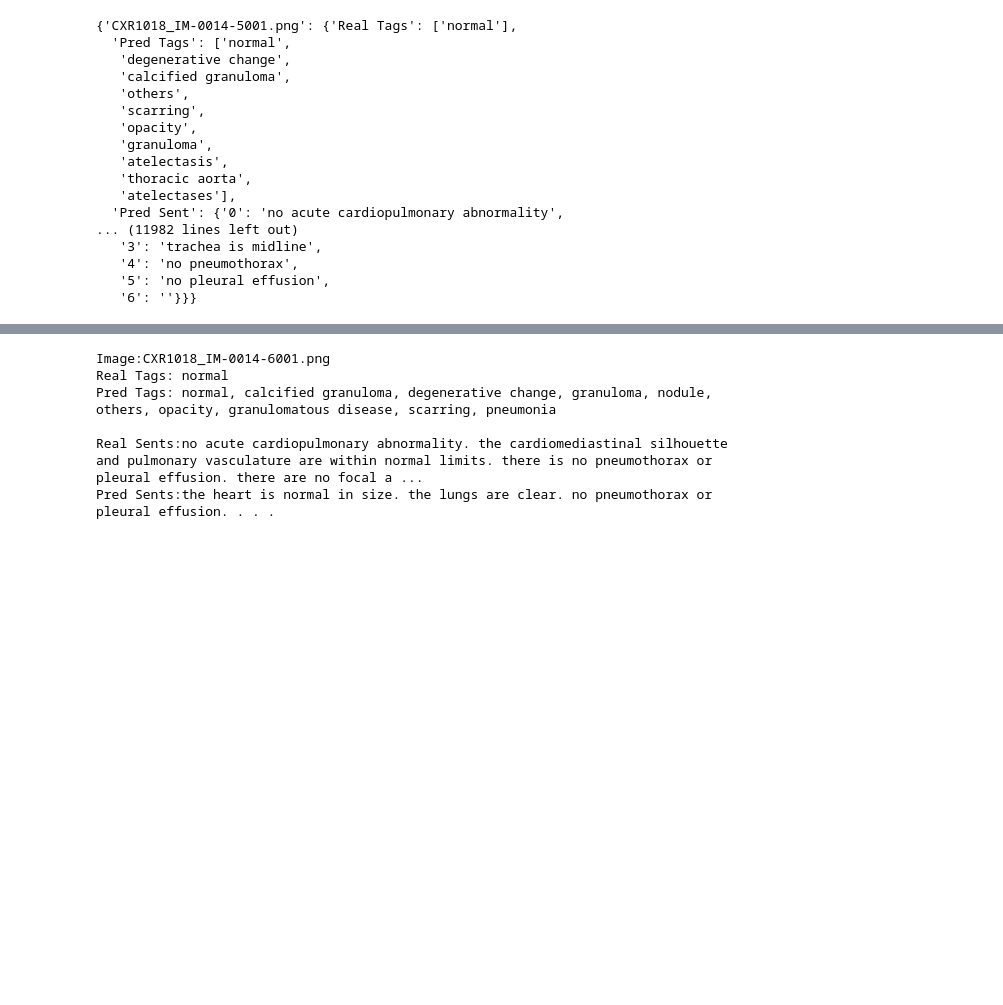
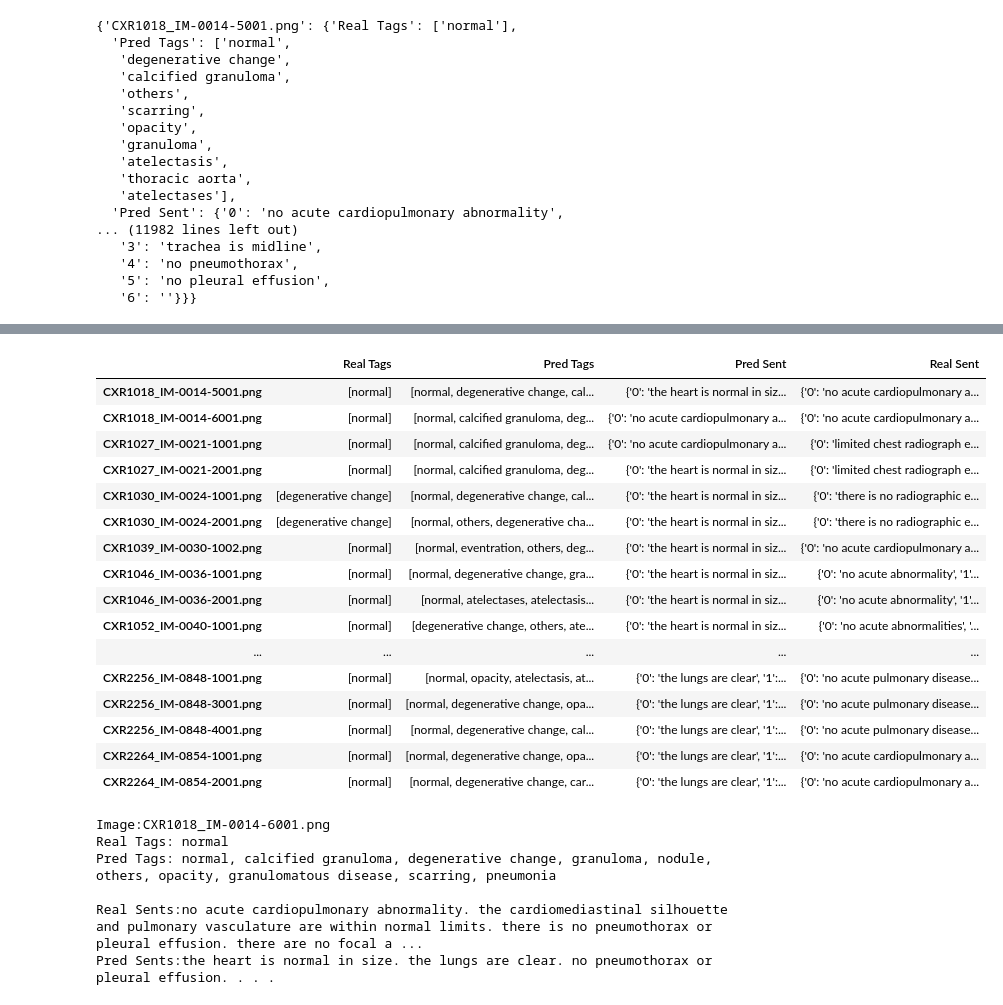
Before and after one commit to havecats/Medical-Report-Generation-OntheAutomaticGeneration, a Jupyter notebook: review_captions_cnn.ipynb, the cells around one changed output, grey strips where cells are left out. Drawn from its saved outputs; the diff is of its cells as text; code cells hidden in the pictures; blank space fills up the shorter version.

```diff
--- a/review_captions_cnn.ipynb
+++ b/review_captions_cnn.ipynb
@@ -9,11 +9,14 @@ import pandas as pd
 trainresnet152_json = './result_logs/20230415-0050trainresnet152/results/debug.json'
 image_dir = './data/images'
 debugdensenet201_json = './result_logs/20230406-2027debugdensenet201/results/debug.json'
+resnet800 = './result_logs/20230415-2238trainresnet152/results/debug.json'
 
 with open(trainresnet152_json, 'r') as f:
     data = json.load(f)
 with open(trainresnet152_json, 'r') as f2:
     data_densenet = json.load(f2)
+with open(resnet800, 'r') as f:
+    data800 = json.load(f)
 # %%
 def show_image(image_id):
     image = mpimg.imread(os.path.join(image_dir, image_id))
@@ -169,3 +172,24 @@ result600.iloc[:200,2:4]
+# %%
+result800 = pd.DataFrame.from_dict(data800, orient='index')
+result800.iloc[:200,:]
+# %% [output]
+|  | Real Tags | Pred Tags | Pred Sent | Real Sent |
+| CXR1018_IM-0014-5001.png | [normal] | [normal, degenerative change, cal... | {'0': 'the heart is normal in siz... | {'0': 'no acute cardiopulmonary a... |
+| CXR1018_IM-0014-6001.png | [normal] | [normal, calcified granuloma, deg... | {'0': 'no acute cardiopulmonary a... | {'0': 'no acute cardiopulmonary a... |
+| CXR1027_IM-0021-1001.png | [normal] | [normal, calcified granuloma, deg... | {'0': 'no acute cardiopulmonary a... | {'0': 'limited chest radiograph e... |
+| CXR1027_IM-0021-2001.png | [normal] | [normal, calcified granuloma, deg... | {'0': 'the heart is normal in siz... | {'0': 'limited chest radiograph e... |
+| CXR1030_IM-0024-1001.png | [degenerative change] | [normal, degenerative change, cal... | {'0': 'the heart is normal in siz... | {'0': 'there is no radiographic e... |
+| CXR1030_IM-0024-2001.png | [degenerative change] | [normal, others, degenerative cha... | {'0': 'the heart is normal in siz... | {'0': 'there is no radiographic e... |
+| CXR1039_IM-0030-1002.png | [normal] | [normal, eventration, others, deg... | {'0': 'the heart is normal in siz... | {'0': 'no acute cardiopulmonary a... |
+| CXR1046_IM-0036-1001.png | [normal] | [normal, degenerative change, gra... | {'0': 'the heart is normal in siz... | {'0': 'no acute abnormality', '1'... |
+| CXR1046_IM-0036-2001.png | [normal] | [normal, atelectases, atelectasis... | {'0': 'the heart is normal in siz... | {'0': 'no acute abnormality', '1'... |
+| CXR1052_IM-0040-1001.png | [normal] | [degenerative change, others, ate... | {'0': 'the heart is normal in siz... | {'0': 'no acute abnormalities', '... |
+| ... | ... | ... | ... | ... |
+| CXR2256_IM-0848-1001.png | [normal] | [normal, opacity, atelectasis, at... | {'0': 'the lungs are clear', '1':... | {'0': 'no acute pulmonary disease... |
+| CXR2256_IM-0848-3001.png | [normal] | [normal, degenerative change, opa... | {'0': 'the lungs are clear', '1':... | {'0': 'no acute pulmonary disease... |
+| CXR2256_IM-0848-4001.png | [normal] | [normal, degenerative change, cal... | {'0': 'the lungs are clear', '1':... | {'0': 'no acute pulmonary disease... |
+| CXR2264_IM-0854-1001.png | [normal] | [normal, degenerative change, opa... | {'0': 'the lungs are clear', '1':... | {'0': 'no acute cardiopulmonary a... |
+| CXR2264_IM-0854-2001.png | [normal] | [normal, degenerative change, car... | {'0': 'the lungs are clear', '1':... | {'0': 'no acute cardiopulmonary a... |
 # %%
 show_info(1)
 # %% [output]
```
Also changed, not shown: parts of 1 cell of this notebook, 10 other files.
